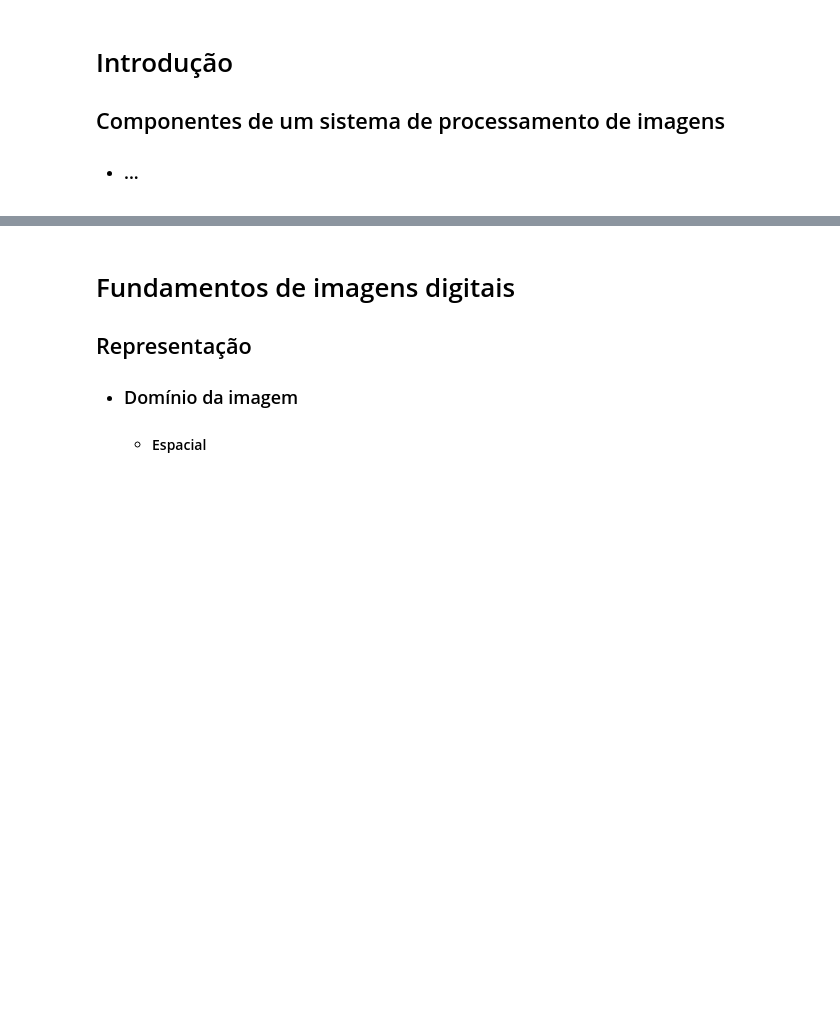
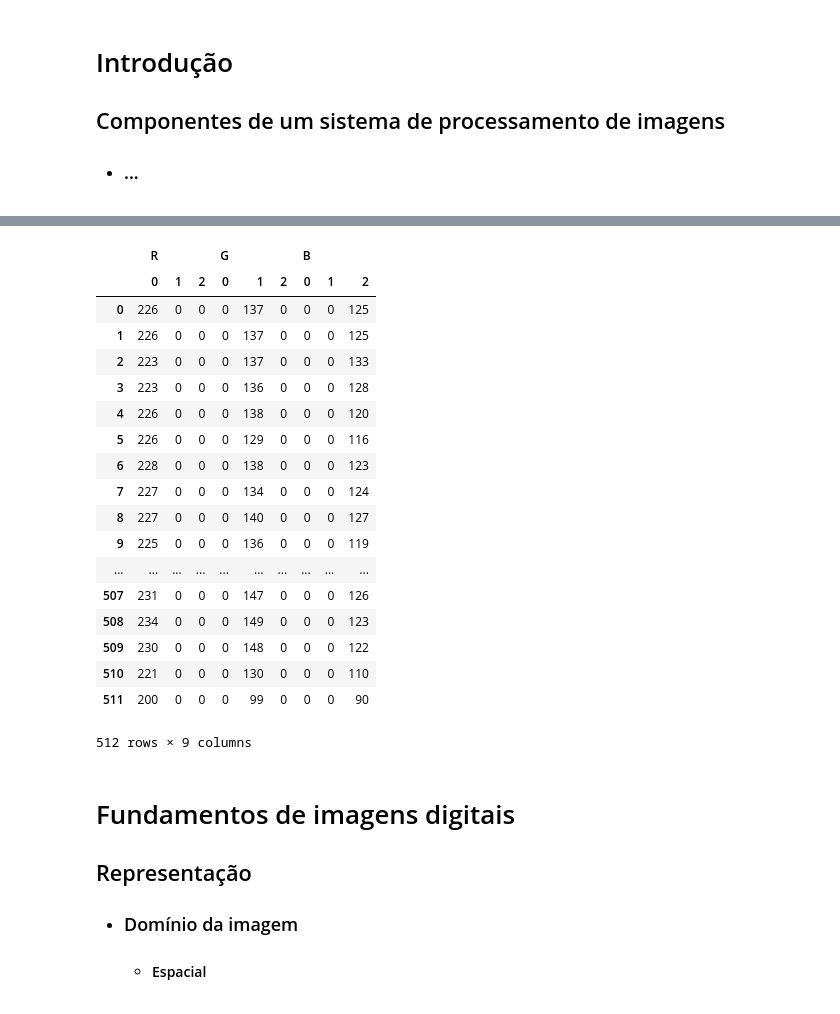
Before and after one commit to alfakini/university, a Jupyter notebook: digital-image-processing/class-1.ipynb, the cells around one changed output, grey strips where cells are left out. Drawn from its saved outputs; the diff is of its cells as text; code cells hidden in the pictures; blank space fills up the shorter version.

```diff
--- a/digital-image-processing/class-1.ipynb
+++ b/digital-image-processing/class-1.ipynb
@@ -60,3 +122,33 @@ import matplotlib.pyplot as plt
+# %%
+R = pd.DataFrame(red[0])
+G = pd.DataFrame(green[0])
+B = pd.DataFrame(blue[0])
+
+R.columns = pd.MultiIndex.from_product([['R'], R.columns])
+G.columns = pd.MultiIndex.from_product([['G'], G.columns])
+B.columns = pd.MultiIndex.from_product([['B'], B.columns])
+df_green = pd.concat([R, G, B], axis = 1)
+df_green
+# %% [output]
+|  | R |  |  | G |  |  | B |  |  |
+|  | 0 | 1 | 2 | 0 | 1 | 2 | 0 | 1 | 2 |
+| 0 | 226 | 0 | 0 | 0 | 137 | 0 | 0 | 0 | 125 |
+| 1 | 226 | 0 | 0 | 0 | 137 | 0 | 0 | 0 | 125 |
+| 2 | 223 | 0 | 0 | 0 | 137 | 0 | 0 | 0 | 133 |
+| 3 | 223 | 0 | 0 | 0 | 136 | 0 | 0 | 0 | 128 |
+| 4 | 226 | 0 | 0 | 0 | 138 | 0 | 0 | 0 | 120 |
+| 5 | 226 | 0 | 0 | 0 | 129 | 0 | 0 | 0 | 116 |
+| 6 | 228 | 0 | 0 | 0 | 138 | 0 | 0 | 0 | 123 |
+| 7 | 227 | 0 | 0 | 0 | 134 | 0 | 0 | 0 | 124 |
+| 8 | 227 | 0 | 0 | 0 | 140 | 0 | 0 | 0 | 127 |
+| 9 | 225 | 0 | 0 | 0 | 136 | 0 | 0 | 0 | 119 |
+| ... | ... | ... | ... | ... | ... | ... | ... | ... | ... |
+| 507 | 231 | 0 | 0 | 0 | 147 | 0 | 0 | 0 | 126 |
+| 508 | 234 | 0 | 0 | 0 | 149 | 0 | 0 | 0 | 123 |
+| 509 | 230 | 0 | 0 | 0 | 148 | 0 | 0 | 0 | 122 |
+| 510 | 221 | 0 | 0 | 0 | 130 | 0 | 0 | 0 | 110 |
+| 511 | 200 | 0 | 0 | 0 | 99 | 0 | 0 | 0 | 90 |
+512 rows × 9 columns
 # %% [markdown]
 # Fundamentos de imagens digitais
 ## Representação
```
Also changed, not shown: parts of 7 cells of this notebook, 3 other files.
